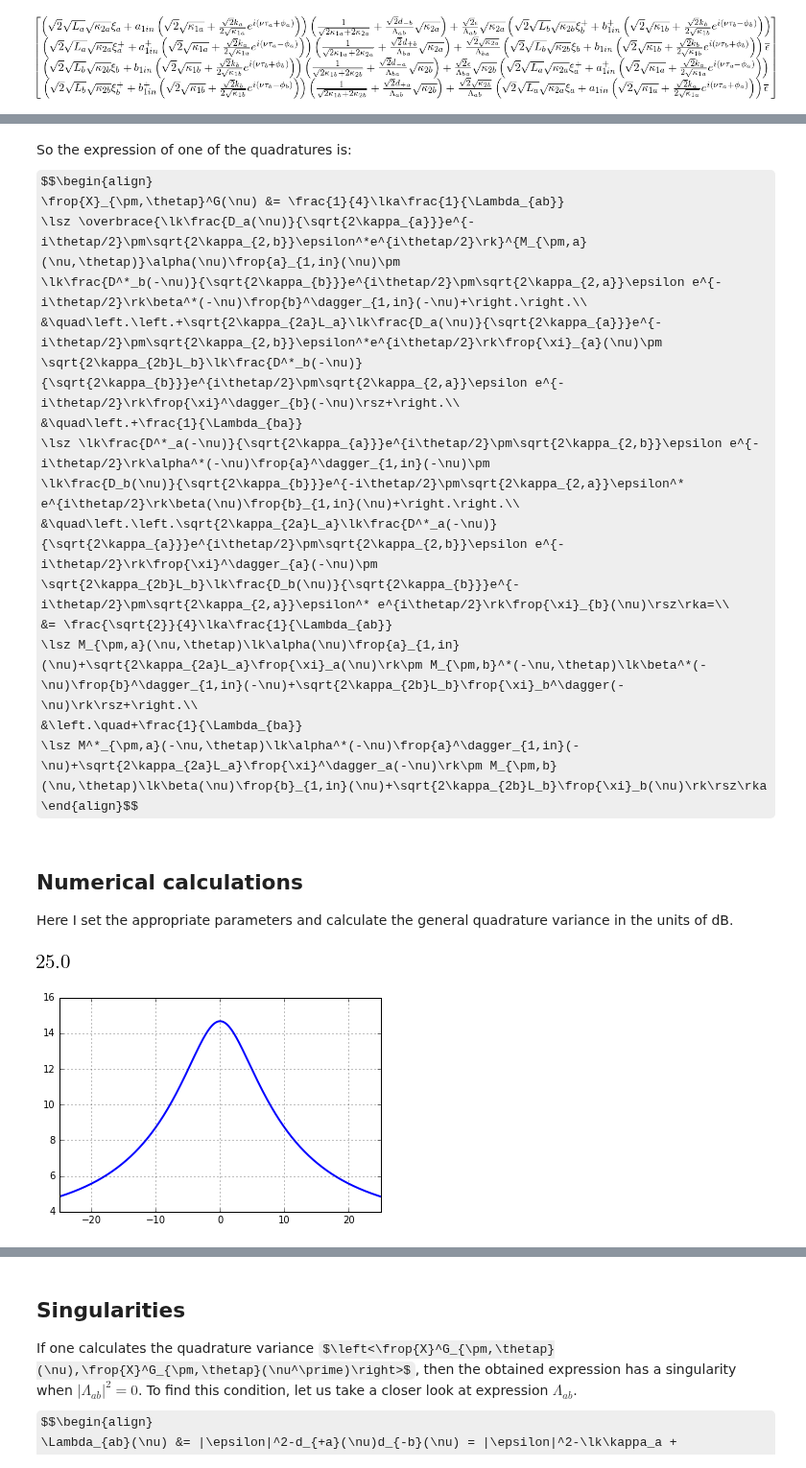
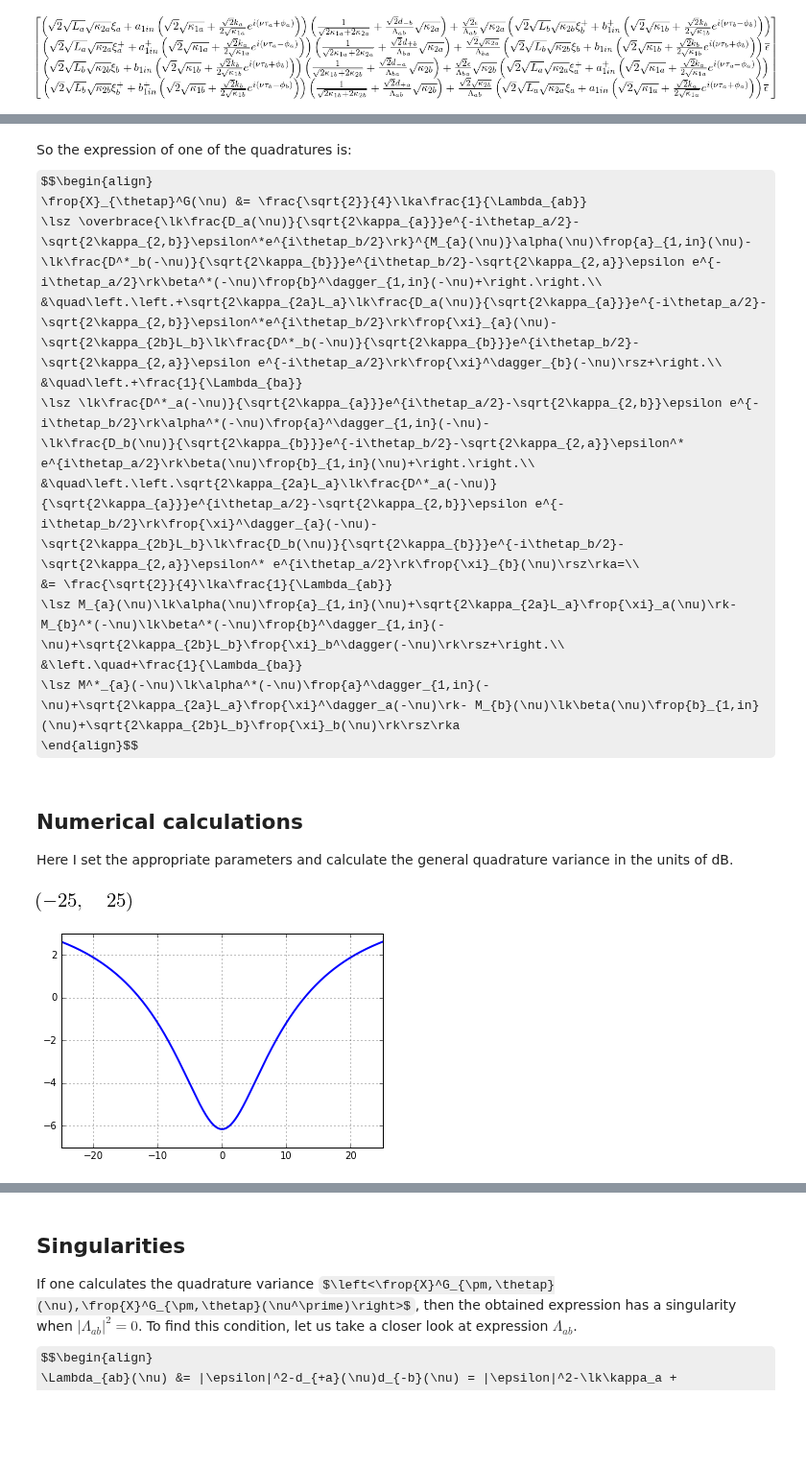
Before and after one commit to nemetniki/General-linear-model, a Jupyter notebook: NDPA.ipynb, the cells around one changed output, grey strips where cells are left out. Shown at 96% size. Cells and saved outputs as stored; diff of their text form; code cells hidden in the pictures; some formulas as TeX source; blank space fills up the shorter version.

```diff
--- a/NDPA.ipynb
+++ b/NDPA.ipynb
@@ -146,18 +153,18 @@ XG
 # %% [markdown]
 So the expression of one of the quadratures is:
 $$\begin{align}
-\frop{X}_{\pm,\thetap}^G(\nu) &= \frac{1}{4}\lka\frac{1}{\Lambda_{ab}}
-\lsz \overbrace{\lk\frac{D_a(\nu)}{\sqrt{2\kappa_{a}}}e^{-i\thetap/2}\pm\sqrt{2\kappa_{2,b}}\epsilon^*e^{i\thetap/2}\rk}^{M_{\pm,a}(\nu,\thetap)}\alpha(\nu)\frop{a}_{1,in}(\nu)\pm
-\lk\frac{D^*_b(-\nu)}{\sqrt{2\kappa_{b}}}e^{i\thetap/2}\pm\sqrt{2\kappa_{2,a}}\epsilon e^{-i\thetap/2}\rk\beta^*(-\nu)\frop{b}^\dagger_{1,in}(-\nu)+\right.\right.\\
-&\quad\left.\left.+\sqrt{2\kappa_{2a}L_a}\lk\frac{D_a(\nu)}{\sqrt{2\kappa_{a}}}e^{-i\thetap/2}\pm\sqrt{2\kappa_{2,b}}\epsilon^*e^{i\thetap/2}\rk\frop{\xi}_{a}(\nu)\pm
-\sqrt{2\kappa_{2b}L_b}\lk\frac{D^*_b(-\nu)}{\sqrt{2\kappa_{b}}}e^{i\thetap/2}\pm\sqrt{2\kappa_{2,a}}\epsilon e^{-i\thetap/2}\rk\frop{\xi}^\dagger_{b}(-\nu)\rsz+\right.\\
+\frop{X}_{\thetap}^G(\nu) &= \frac{\sqrt{2}}{4}\lka\frac{1}{\Lambda_{ab}}
+\lsz \overbrace{\lk\frac{D_a(\nu)}{\sqrt{2\kappa_{a}}}e^{-i\thetap_a/2}-\sqrt{2\kappa_{2,b}}\epsilon^*e^{i\thetap_b/2}\rk}^{M_{a}(\nu)}\alpha(\nu)\frop{a}_{1,in}(\nu)-
+\lk\frac{D^*_b(-\nu)}{\sqrt{2\kappa_{b}}}e^{i\thetap_b/2}-\sqrt{2\kappa_{2,a}}\epsilon e^{-i\thetap_a/2}\rk\beta^*(-\nu)\frop{b}^\dagger_{1,in}(-\nu)+\right.\right.\\
+&\quad\left.\left.+\sqrt{2\kappa_{2a}L_a}\lk\frac{D_a(\nu)}{\sqrt{2\kappa_{a}}}e^{-i\thetap_a/2}-\sqrt{2\kappa_{2,b}}\epsilon^*e^{i\thetap_b/2}\rk\frop{\xi}_{a}(\nu)-
+\sqrt{2\kappa_{2b}L_b}\lk\frac{D^*_b(-\nu)}{\sqrt{2\kappa_{b}}}e^{i\thetap_b/2}-\sqrt{2\kappa_{2,a}}\epsilon e^{-i\thetap_a/2}\rk\frop{\xi}^\dagger_{b}(-\nu)\rsz+\right.\\
 &\quad\left.+\frac{1}{\Lambda_{ba}}
-\lsz \lk\frac{D^*_a(-\nu)}{\sqrt{2\kappa_{a}}}e^{i\thetap/2}\pm\sqrt{2\kappa_{2,b}}\epsilon e^{-i\thetap/2}\rk\alpha^*(-\nu)\frop{a}^\dagger_{1,in}(-\nu)\pm
-\lk\frac{D_b(\nu)}{\sqrt{2\kappa_{b}}}e^{-i\thetap/2}\pm\sqrt{2\kappa_{2,a}}\epsilon^* e^{i\thetap/2}\rk\beta(\nu)\frop{b}_{1,in}(\nu)+\right.\right.\\
-&\quad\left.\left.\sqrt{2\kappa_{2a}L_a}\lk\frac{D^*_a(-\nu)}{\sqrt{2\kappa_{a}}}e^{i\thetap/2}\pm\sqrt{2\kappa_{2,b}}\epsilon e^{-i\thetap/2}\rk\frop{\xi}^\dagger_{a}(-\nu)\pm
-\sqrt{2\kappa_{2b}L_b}\lk\frac{D_b(\nu)}{\sqrt{2\kappa_{b}}}e^{-i\thetap/2}\pm\sqrt{2\kappa_{2,a}}\epsilon^* e^{i\thetap/2}\rk\frop{\xi}_{b}(\nu)\rsz\rka=\\
+\lsz \lk\frac{D^*_a(-\nu)}{\sqrt{2\kappa_{a}}}e^{i\thetap_a/2}-\sqrt{2\kappa_{2,b}}\epsilon e^{-i\thetap_b/2}\rk\alpha^*(-\nu)\frop{a}^\dagger_{1,in}(-\nu)-
+\lk\frac{D_b(\nu)}{\sqrt{2\kappa_{b}}}e^{-i\thetap_b/2}-\sqrt{2\kappa_{2,a}}\epsilon^* e^{i\thetap_a/2}\rk\beta(\nu)\frop{b}_{1,in}(\nu)+\right.\right.\\
+&\quad\left.\left.\sqrt{2\kappa_{2a}L_a}\lk\frac{D^*_a(-\nu)}{\sqrt{2\kappa_{a}}}e^{i\thetap_a/2}-\sqrt{2\kappa_{2,b}}\epsilon e^{-i\thetap_b/2}\rk\frop{\xi}^\dagger_{a}(-\nu)-
+\sqrt{2\kappa_{2b}L_b}\lk\frac{D_b(\nu)}{\sqrt{2\kappa_{b}}}e^{-i\thetap_b/2}-\sqrt{2\kappa_{2,a}}\epsilon^* e^{i\thetap_a/2}\rk\frop{\xi}_{b}(\nu)\rsz\rka=\\
 &= \frac{\sqrt{2}}{4}\lka\frac{1}{\Lambda_{ab}}
-\lsz M_{\pm,a}(\nu,\thetap)\lk\alpha(\nu)\frop{a}_{1,in}(\nu)+\sqrt{2\kappa_{2a}L_a}\frop{\xi}_a(\nu)\rk\pm M_{\pm,b}^*(-\nu,\thetap)\lk\beta^*(-\nu)\frop{b}^\dagger_{1,in}(-\nu)+\sqrt{2\kappa_{2b}L_b}\frop{\xi}_b^\dagger(-\nu)\rk\rsz+\right.\\
+\lsz M_{a}(\nu)\lk\alpha(\nu)\frop{a}_{1,in}(\nu)+\sqrt{2\kappa_{2a}L_a}\frop{\xi}_a(\nu)\rk- M_{b}^*(-\nu)\lk\beta^*(-\nu)\frop{b}^\dagger_{1,in}(-\nu)+\sqrt{2\kappa_{2b}L_b}\frop{\xi}_b^\dagger(-\nu)\rk\rsz+\right.\\
 &\left.\quad+\frac{1}{\Lambda_{ba}}
-\lsz M^*_{\pm,a}(-\nu,\thetap)\lk\alpha^*(-\nu)\frop{a}^\dagger_{1,in}(-\nu)+\sqrt{2\kappa_{2a}L_a}\frop{\xi}^\dagger_a(-\nu)\rk\pm M_{\pm,b}(\nu,\thetap)\lk\beta(\nu)\frop{b}_{1,in}(\nu)+\sqrt{2\kappa_{2b}L_b}\frop{\xi}_b(\nu)\rk\rsz\rka
+\lsz M^*_{a}(-\nu)\lk\alpha^*(-\nu)\frop{a}^\dagger_{1,in}(-\nu)+\sqrt{2\kappa_{2a}L_a}\frop{\xi}^\dagger_a(-\nu)\rk- M_{b}(\nu)\lk\beta(\nu)\frop{b}_{1,in}(\nu)+\sqrt{2\kappa_{2b}L_b}\frop{\xi}_b(\nu)\rk\rsz\rka
 \end{align}$$
@@ -177,56 +178,55 @@ import numpy as np
 from pylab import *
 import matplotlib.pyplot as pl
 
-Dela,Delb,ra,rb = symbols('\Delta_a \Delta_b r_a r_b')
-
 kapa=20*pi
 Dela=0
 ra=0.5
 ta=0
 phia=0
-La=0
+La=1
 kapb=20*pi
 Delb=0
 rb=0.5
 tb=0
 phib=0
-Lb=0
-eps=10*pi
-thetap=0
-nu = (np.arange(10000)/10000*50-25)*2*pi
+Lb=1
+eps=20*pi
+thetapa=-pi
+thetapb=pi
+#nu=0
+nu = (np.arange(100001)/100001*50-25)*2*pi
 kap2a = kapa * ra
 kap2b = kapb * rb
 kap1a = kapa * (1-ra)
 kap1b = kapb * (1-rb)
 ka = 2*sqrt(ra*(1-ra)*(1-La))*kapa
 kb = 2*sqrt(rb*(1-rb)*(1-Lb))*kapb
 dma = kapa+1j*(nu-Dela)-ka*np.exp(1j*(nu*ta-phia))
 dmb = kapb+1j*(nu-Delb)-kb*np.exp(1j*(nu*tb-phib))
 dpa = kapa+1j*(nu+Dela)-ka*np.exp(1j*(nu*ta+phia))
 dpb = kapb+1j*(nu+Delb)-kb*np.exp(1j*(nu*tb+phib))
 Lab = abs(eps)**2-dpa*dmb
 Lba = abs(eps)**2-dpb*dma
 alpha = 1/sqrt(2*kap2a)*(2*kap1a+ka*exp(1j*(nu*ta+phia)))
 beta = 1/sqrt(2*kap2b)*(2*kap1b+kb*exp(1j*(nu*tb+phib)))
 Da = Lab + 2*sqrt(kapa*kap2a)*dmb
 Db = Lba + 2*sqrt(kapb*kap2b)*dma
-Mpa = Da/sqrt(2*kapa)*exp(-1j*thetap/2)+sqrt(2*kap2b)*conjugate(eps)*np.exp(1j*thetap/2)
-Mpb = Db/sqrt(2*kapb)*exp(-1j*thetap/2)+sqrt(2*kap2a)*conjugate(eps)*exp(1j*thetap/2)
-XXG = 1/2/(abs(Lab)**2)*(abs(Mpa)**2*(abs(alpha)**2+2*kap2a*La)+abs(Mpb)**2*(abs(beta)**2+2*kap2b*Lb))
+Mpa = Da/sqrt(2*kapa)*exp(-1j*thetapa/2)-sqrt(2*kap2b)*conjugate(eps)*np.exp(1j*thetapb/2)
+Mpb = Db/sqrt(2*kapb)*exp(-1j*thetapb/2)-sqrt(2*kap2a)*conjugate(eps)*exp(1j*thetapa/2)
+XXG = sqrt(2)/(abs(Lab)**2)*(abs(Mpa)**2*(abs(alpha)**2+2*kap2a*La)+abs(Mpb)**2*(abs(beta)**2+2*kap2b*Lb))
 
 #par = {kapa:20*pi.evalf(), Dela:0, ra:0.5, ta:0, phia:0, La:0,\
 #       kapb:20*pi.evalf(), Delb:0, rb:0.5, tb:0, phib:0, Lb:0,\
 #       eps:10*pi.evalf(), thetap:pi.evalf()}
 
 Sout = 10*np.log10(XXG)
 #sth = XXG.subs(par)
 #sth2 = 10*log(sth)/log(10)
 #f = lambdify(nu, sth2.evalf(), "numpy")
 #pl.plot(nup,f(nup))
 pl.plot(nu/2/pi,Sout,linewidth=2.0)
 pl.grid(True)
 pl.xlim(-25,25)
-w
 # %% [output]
-[figure, old version]
+[figure, new version]
-[figure, old version]
+[figure, new version]
```
Also changed, not shown: parts of 13 cells of this notebook.
